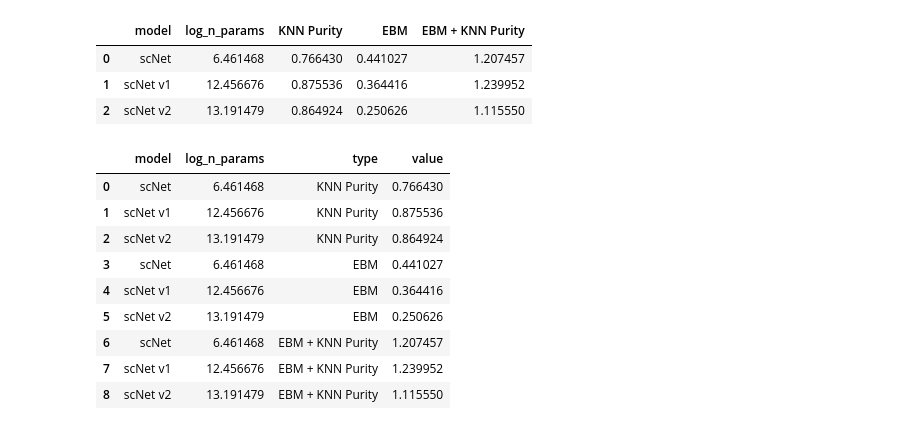
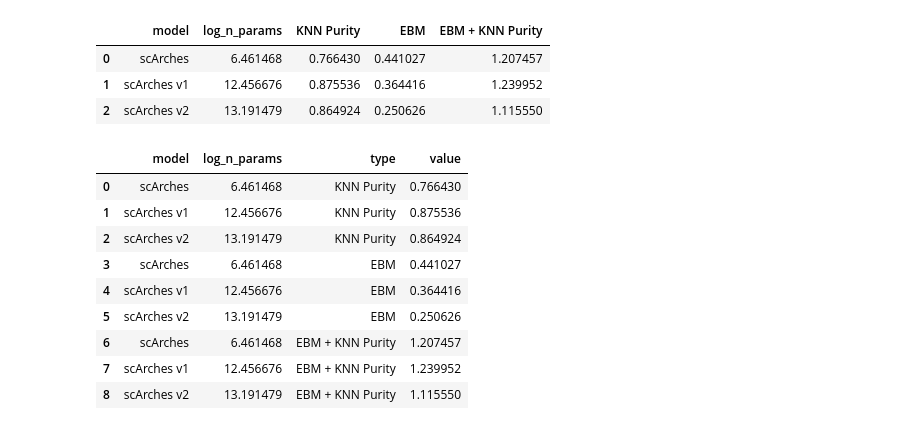
Before and after one commit to theislab/scArches-reproducibility, a Jupyter notebook: notebooks/figures/BrainBarplot.ipynb, the cells around one changed output. Cells and saved outputs as stored; diff of their text form; code cells hidden in the pictures.

```diff
--- a/notebooks/figures/BrainBarplot.ipynb
+++ b/notebooks/figures/BrainBarplot.ipynb
@@ -9,30 +9,30 @@ import matplotlib
 from matplotlib import pyplot as plt
 # %%
 df = pd.DataFrame(columns=['model', 'log_n_params', 'KNN Purity', 'EBM'])
-df = df.append({"model": "scNet", 'log_n_params': np.log(640), 'KNN Purity': 0.766430, 'EBM': 0.441027}, ignore_index=True)
-df = df.append({"model": "scNet v1", 'log_n_params': np.log(256960), 'KNN Purity': 0.875536, 'EBM': 0.364416}, ignore_index=True)
-df = df.append({"model": "scNet v2", 'log_n_params': np.log(535780), 'KNN Purity': 0.864924, 'EBM': 0.250626}, ignore_index=True)
+df = df.append({"model": "scArches", 'log_n_params': np.log(640), 'KNN Purity': 0.766430, 'EBM': 0.441027}, ignore_index=True)
+df = df.append({"model": "scArches v1", 'log_n_params': np.log(256960), 'KNN Purity': 0.875536, 'EBM': 0.364416}, ignore_index=True)
+df = df.append({"model": "scArches v2", 'log_n_params': np.log(535780), 'KNN Purity': 0.864924, 'EBM': 0.250626}, ignore_index=True)
 df['EBM + KNN Purity'] = df['EBM'] + df['KNN Purity']
 df
 # %% [output]
 |  | model | log_n_params | KNN Purity | EBM | EBM + KNN Purity |
-| 0 | scNet | 6.461468 | 0.766430 | 0.441027 | 1.207457 |
-| 1 | scNet v1 | 12.456676 | 0.875536 | 0.364416 | 1.239952 |
-| 2 | scNet v2 | 13.191479 | 0.864924 | 0.250626 | 1.115550 |
+| 0 | scArches | 6.461468 | 0.766430 | 0.441027 | 1.207457 |
+| 1 | scArches v1 | 12.456676 | 0.875536 | 0.364416 | 1.239952 |
+| 2 | scArches v2 | 13.191479 | 0.864924 | 0.250626 | 1.115550 |
 # %%
 melted_df = df.melt(id_vars=['model', 'log_n_params'], value_name='value', var_name='type')
 melted_df
 # %% [output]
 |  | model | log_n_params | type | value |
-| 0 | scNet | 6.461468 | KNN Purity | 0.766430 |
-| 1 | scNet v1 | 12.456676 | KNN Purity | 0.875536 |
-| 2 | scNet v2 | 13.191479 | KNN Purity | 0.864924 |
-| 3 | scNet | 6.461468 | EBM | 0.441027 |
-| 4 | scNet v1 | 12.456676 | EBM | 0.364416 |
-| 5 | scNet v2 | 13.191479 | EBM | 0.250626 |
-| 6 | scNet | 6.461468 | EBM + KNN Purity | 1.207457 |
-| 7 | scNet v1 | 12.456676 | EBM + KNN Purity | 1.239952 |
-| 8 | scNet v2 | 13.191479 | EBM + KNN Purity | 1.115550 |
+| 0 | scArches | 6.461468 | KNN Purity | 0.766430 |
+| 1 | scArches v1 | 12.456676 | KNN Purity | 0.875536 |
+| 2 | scArches v2 | 13.191479 | KNN Purity | 0.864924 |
+| 3 | scArches | 6.461468 | EBM | 0.441027 |
+| 4 | scArches v1 | 12.456676 | EBM | 0.364416 |
+| 5 | scArches v2 | 13.191479 | EBM | 0.250626 |
+| 6 | scArches | 6.461468 | EBM + KNN Purity | 1.207457 |
+| 7 | scArches v1 | 12.456676 | EBM + KNN Purity | 1.239952 |
+| 8 | scArches v2 | 13.191479 | EBM + KNN Purity | 1.115550 |
 # %%
 sns.set(style='whitegrid')
 font = {'family' : 'Arial',
```
Also changed, not shown: parts of 2 cells of this notebook, 11 other files.
